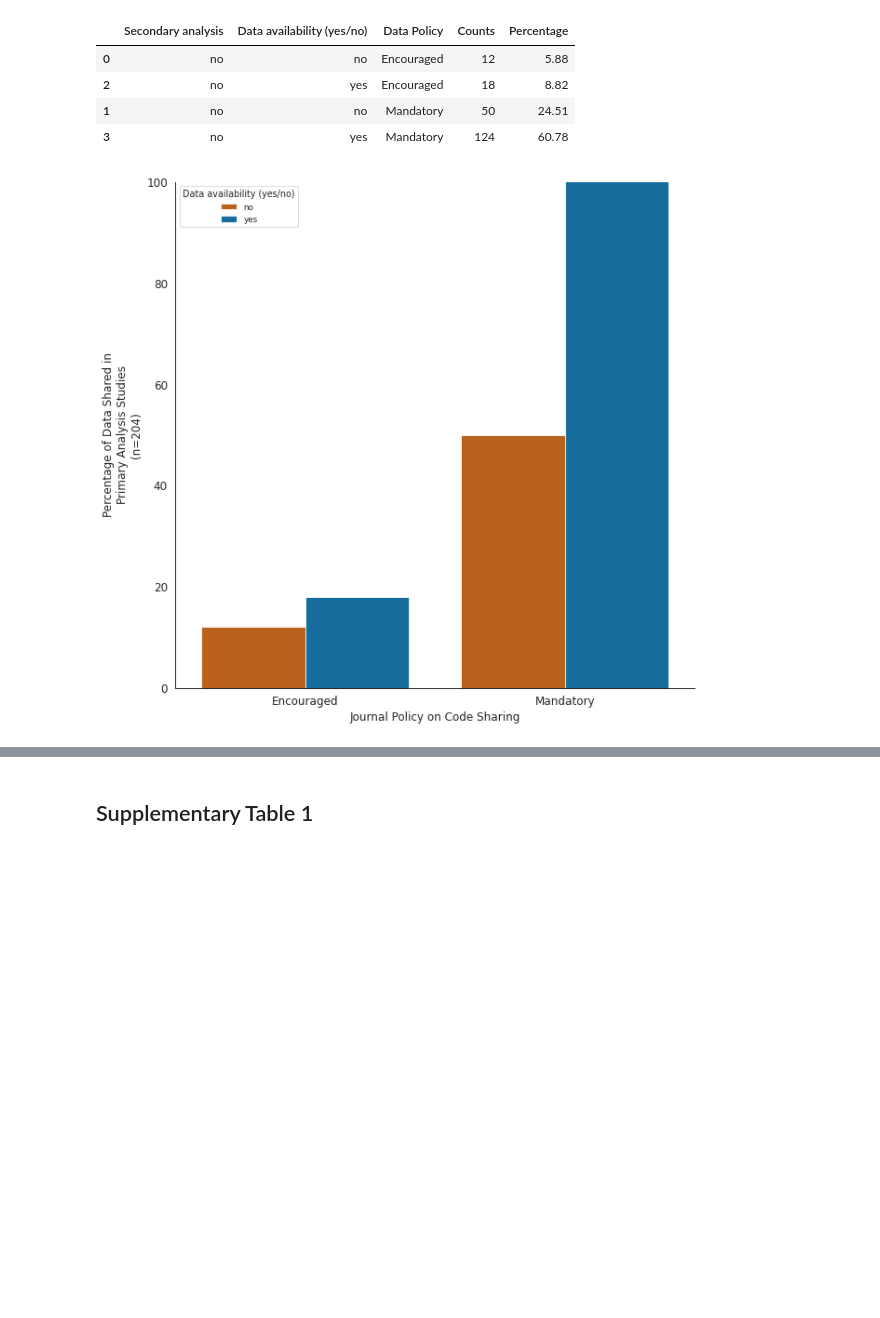
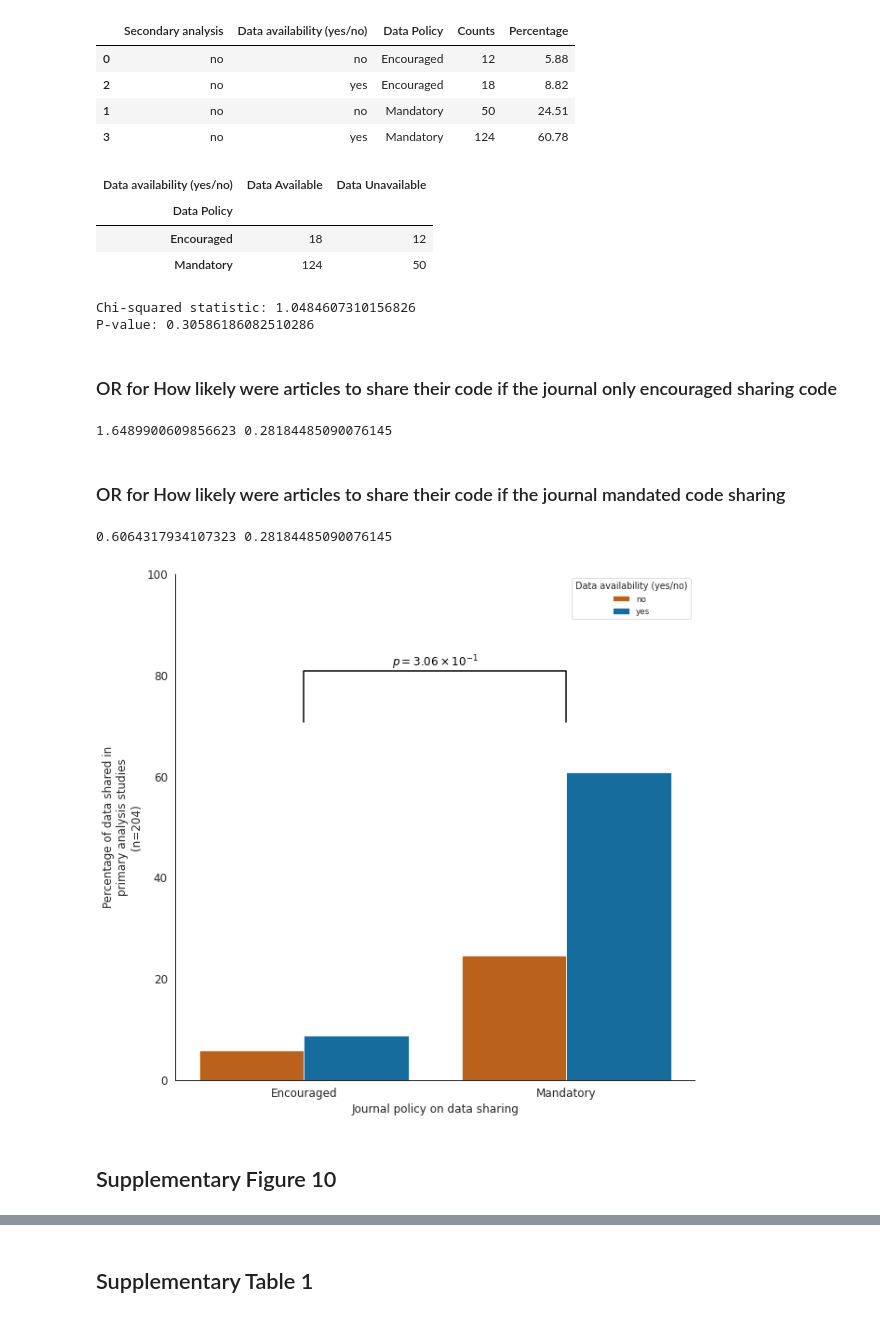
Before and after one commit to Mangul-Lab-USC/code-availability, a Jupyter notebook: notebooks/Figures.ipynb, the cells around one changed output, grey strips where cells are left out. Saved outputs shown, nothing was run; the diff lists cells and outputs as text; code cells hidden in the pictures; blank space fills up the shorter version.

Commit message:
new supp figures and fixed titles

```diff
--- a/notebooks/Figures.ipynb
+++ b/notebooks/Figures.ipynb
@@ -16,3 +20,8 @@ from scipy.stats import chi2_contingency
+# %%
+def as_si(x, ndp):
+    s = '{x:0.{ndp:d}e}'.format(x=x, ndp=ndp)
+    m, e = s.split('e')
+    return r'{m:s}\times 10^{{{e:d}}}'.format(m=m, e=int(e))
 # %% [markdown]
 # Load Data
 # %%
@@ -1059,24 +1228,71 @@ df_temp
 | 2 | no | yes | Encouraged | 18 | 8.82 |
 | 1 | no | no | Mandatory | 50 | 24.51 |
 | 3 | no | yes | Mandatory | 124 | 60.78 |
+# %%
+df_temp_pivot=df_temp.pivot(index='Data Policy',columns='Data availability (yes/no)',values='Counts')
+df_temp_pivot=df_temp_pivot.rename(columns={"no":"Data Unavailable","yes":"Data Available"})
+df_temp_pivot = df_temp_pivot.reindex(columns=['Data Available', 'Data Unavailable'])
+df_temp_pivot
+# %% [output]
+| Data availability (yes/no) | Data Available | Data Unavailable |
+| Data Policy |  |  |
+| Encouraged | 18 | 12 |
+| Mandatory | 124 | 50 |
+# %%
+
+# Perform chi-squared test
+chi2, p, dof, expected = chi2_contingency(df_temp_pivot)
+
+# Display the test results
+print("Chi-squared statistic:", chi2)
+print("P-value:", p)
+# %% [output]
+Chi-squared statistic: 1.0484607310156826
+P-value: 0.30586186082510286
+# %% [markdown]
+### OR for How likely were articles to share their code if the journal only encouraged sharing code
+# %%
+#stat=odds_ratio([[63,108],[163,119]])
+stat=odds_ratio([df_temp_pivot.values[1],df_temp_pivot.values[0]])
+res = fisher_exact(df_temp_pivot.values, alternative='two-sided')
+print(stat.statistic,res.pvalue)
+# %% [output]
+1.6489900609856623 0.28184485090076145
+# %% [markdown]
+### OR for How likely were articles to share their code if the journal mandated code sharing
+# %%
+#stat=odds_ratio([[63,108],[163,119]])
+stat=odds_ratio([df_temp_pivot.values[0],df_temp_pivot.values[1]])
+res = fisher_exact(df_temp_pivot.values, alternative='two-sided')
+print(stat.statistic,res.pvalue)
+# %% [output]
+0.6064317934107323 0.28184485090076145
 # %%
 plt.figure(figsize=(10, 10))
 plt.rcParams.update({'font.size': 12})
 rcParams['font.family'] = 'sans-serif'
 sns.set_context("paper",font_scale=1)
 color=['#D55E00','#0072B2']
-sns.barplot(data=df_temp, x='Data Policy', y='Counts',hue='Data availability (yes/no)',ci=None,palette=color)
+sns.barplot(data=df_temp, x='Data Policy', y='Percentage',hue='Data availability (yes/no)',ci=None,palette=color)
 #, palette=colors)
 
 #for index, row in df_temp.iterrows():
 #    plt.annotate(f'{row["Cumulative Percent Increase"]:.2f}%', xy=(index, row['Cumulative Percent Increase']),
 #                 xytext=(0, 5), textcoords='offset points', ha='center', va='bottom')
+# statistical annotation
+y, h, col = df_temp['Percentage'].max()+10, 10, 'k'
+x1, x2 = 0, 1  # columns  (first column: 0, see plt.xticks())
+plt.plot([x1, x1, x2, x2], [y, y+h, y+h, y], lw=1.5, c=col)
+plt.text((x1+x2)*.5, y+h, r"$p = {0:s}$".format(as_si(p,2)), ha='center', va='bottom', color=col, fontsize=12)
+
 sns.despine()
-plt.ylabel("Percentage of Data Shared in\nPrimary Analysis Studies\n(n=204)",fontsize=12)
+plt.ylabel("Percentage of data shared in\nprimary analysis studies\n(n=204)",fontsize=12)
 plt.ylim(0,100)
-plt.xlabel("Journal Policy on Code Sharing",fontsize=12)
+plt.xlabel("Journal policy on data sharing",fontsize=12)
 plt.tick_params(axis='both', labelsize=12)
-plt.savefig('../Figures/sup8.png', format='png', dpi=300)
+plt.savefig('../Figures/sup9.png', format='png', dpi=300)
 plt.show()
 # %% [output]
-[figure, old version]
+[figure, new version]
+# %% [markdown]
+## Supplementary Figure 10
```
Also changed, not shown: parts of 36 cells of this notebook, 12 other files.
